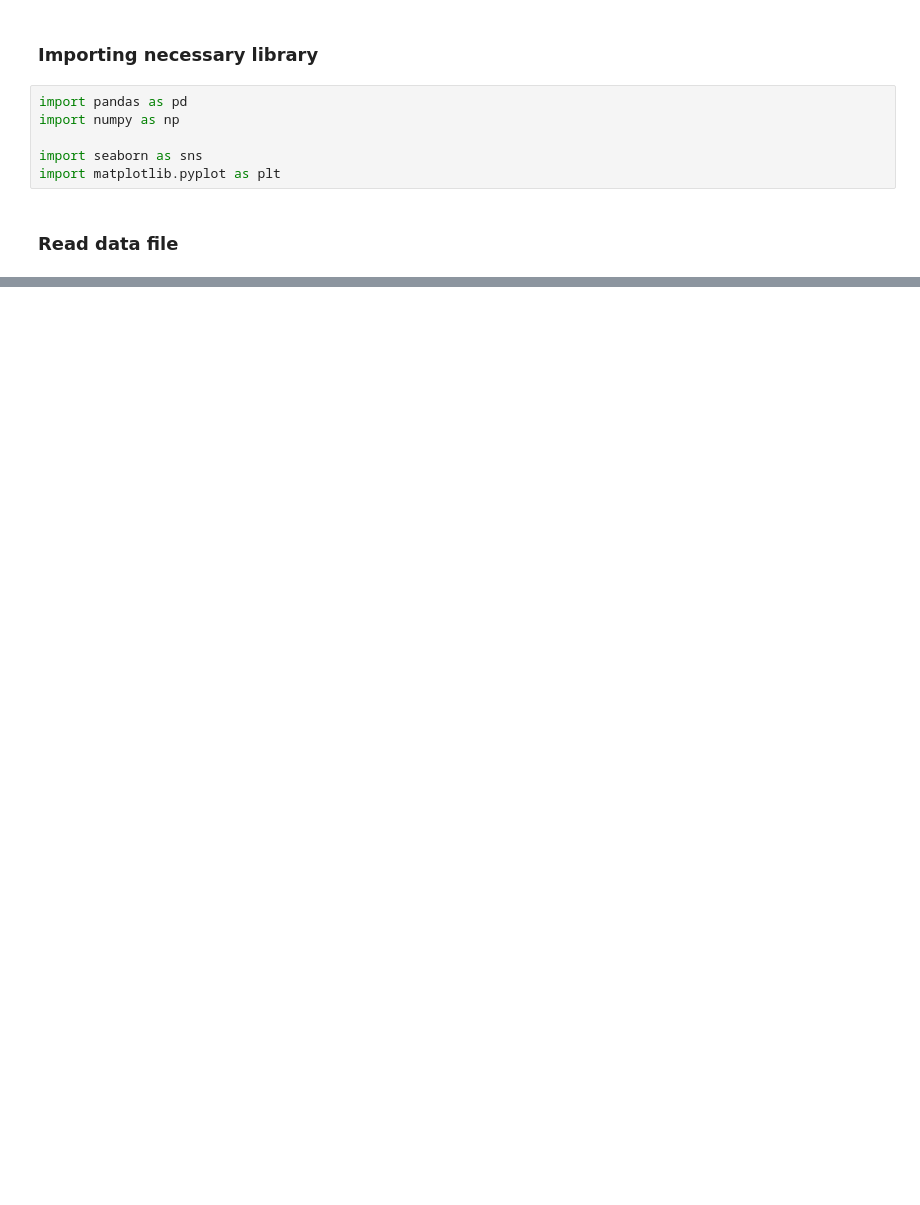
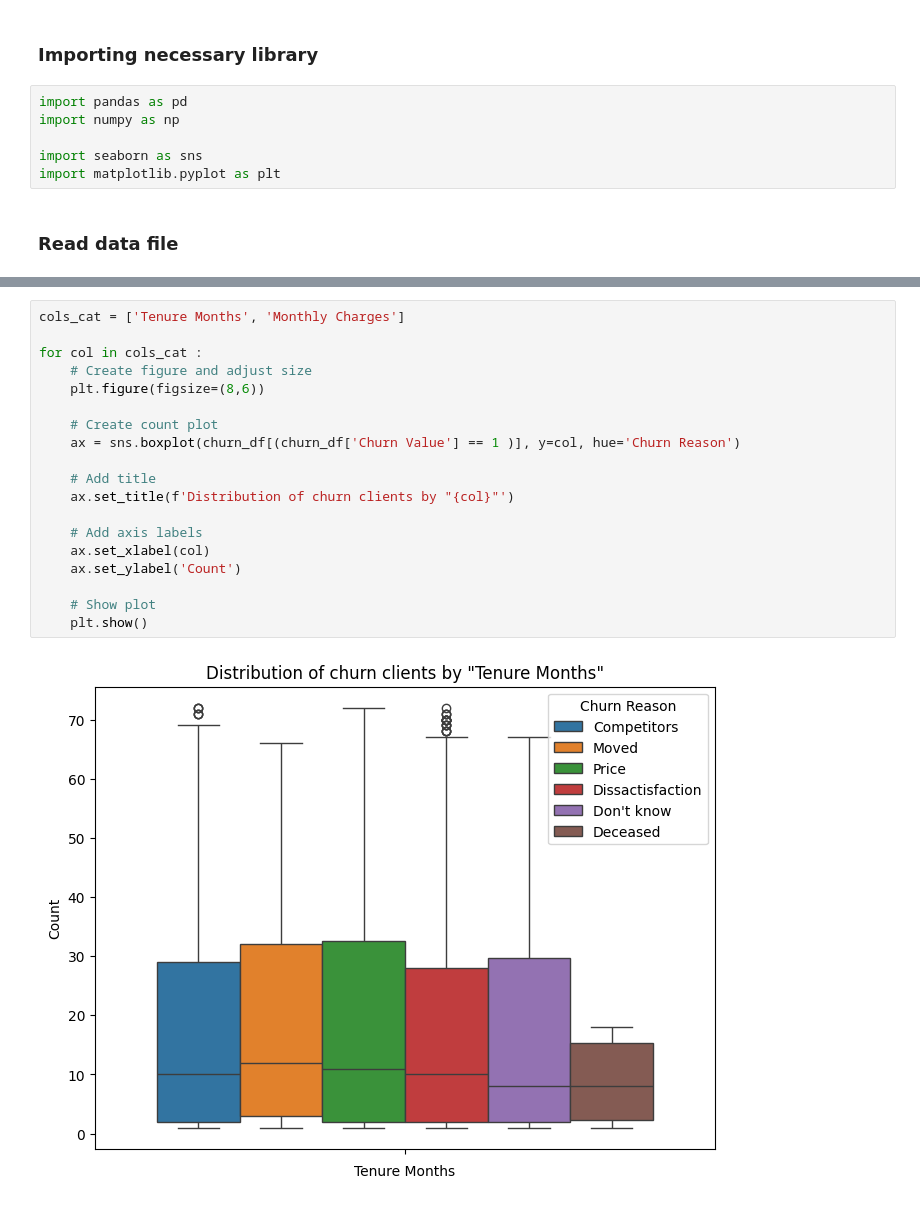
Before and after one commit to ABF-QC/Module2_Project2_team, a Jupyter notebook: notebook/Data_Analysis.ipynb, the cells around one changed output, grey strips where cells are left out. Cells and saved outputs as stored; diff of their text form; blank space fills up the shorter version.

```diff
--- a/notebook/Data_Analysis.ipynb
+++ b/notebook/Data_Analysis.ipynb
@@ -37,0 +227,21 @@ churn_df
+# %%
+cols_cat = ['Tenure Months', 'Monthly Charges']
+
+for col in cols_cat :
+    # Create figure and adjust size
+    plt.figure(figsize=(8,6))
+
+    # Create count plot
+    ax = sns.boxplot(churn_df[(churn_df['Churn Value'] == 1 )], y=col, hue='Churn Reason')
+
+    # Add title
+    ax.set_title(f'Distribution of churn clients by "{col}"')
+
+    # Add axis labels
+    ax.set_xlabel(col)
+    ax.set_ylabel('Count')
+
+    # Show plot
+    plt.show()
+# %% [output]
+[figure, added]
```
Also changed, not shown: parts of 15 cells of this notebook, 2 other files.
